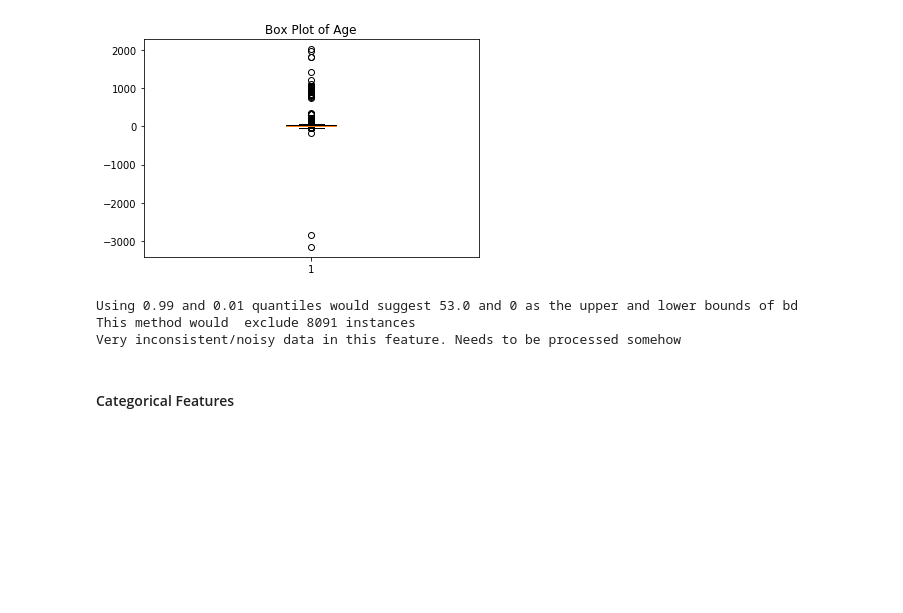
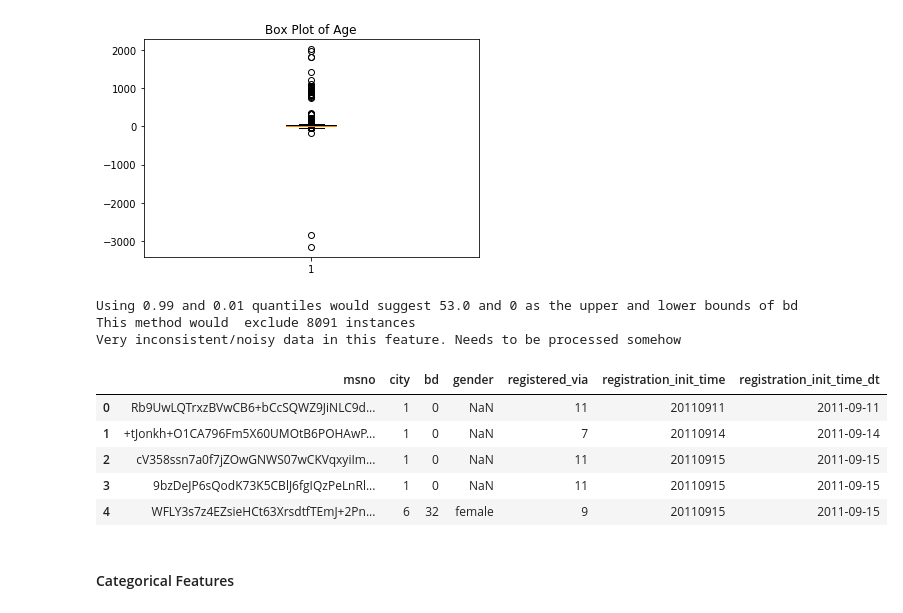
Before and after one commit to d18124313/dissertation, a Jupyter notebook: KKBox - Baseline ABT.ipynb, the cells around one changed output. Cells and saved outputs as stored; diff of their text form; code cells hidden in the pictures; blank space fills up the shorter version.

```diff
--- a/KKBox - Baseline ABT.ipynb
+++ b/KKBox - Baseline ABT.ipynb
@@ -142,5 +142,14 @@ print("Very inconsistent/noisy data in this feature. Needs to be processed someh
 Using 0.99 and 0.01 quantiles would suggest 53.0 and 0 as the upper and lower bounds of bd
 This method would  exclude 8091 instances
 Very inconsistent/noisy data in this feature. Needs to be processed somehow
+# %%
+members_input.head()
+# %% [output]
+|  | msno | city | bd | gender | registered_via | registration_init_time | registration_init_time_dt |
+| 0 | Rb9UwLQTrxzBVwCB6+bCcSQWZ9JiNLC9d... | 1 | 0 | NaN | 11 | 20110911 | 2011-09-11 |
+| 1 | +tJonkh+O1CA796Fm5X60UMOtB6POHAwP... | 1 | 0 | NaN | 7 | 20110914 | 2011-09-14 |
+| 2 | cV358ssn7a0f7jZOwGNWS07wCKVqxyiIm... | 1 | 0 | NaN | 11 | 20110915 | 2011-09-15 |
+| 3 | 9bzDeJP6sQodK73K5CBlJ6fgIQzPeLnRl... | 1 | 0 | NaN | 11 | 20110915 | 2011-09-15 |
+| 4 | WFLY3s7z4EZsieHCt63XrsdtfTEmJ+2Pn... | 6 | 32 | female | 9 | 20110915 | 2011-09-15 |
 # %% [markdown]
 #### Categorical Features
```
Also changed, not shown: parts of 9 cells of this notebook, 7 other files.
